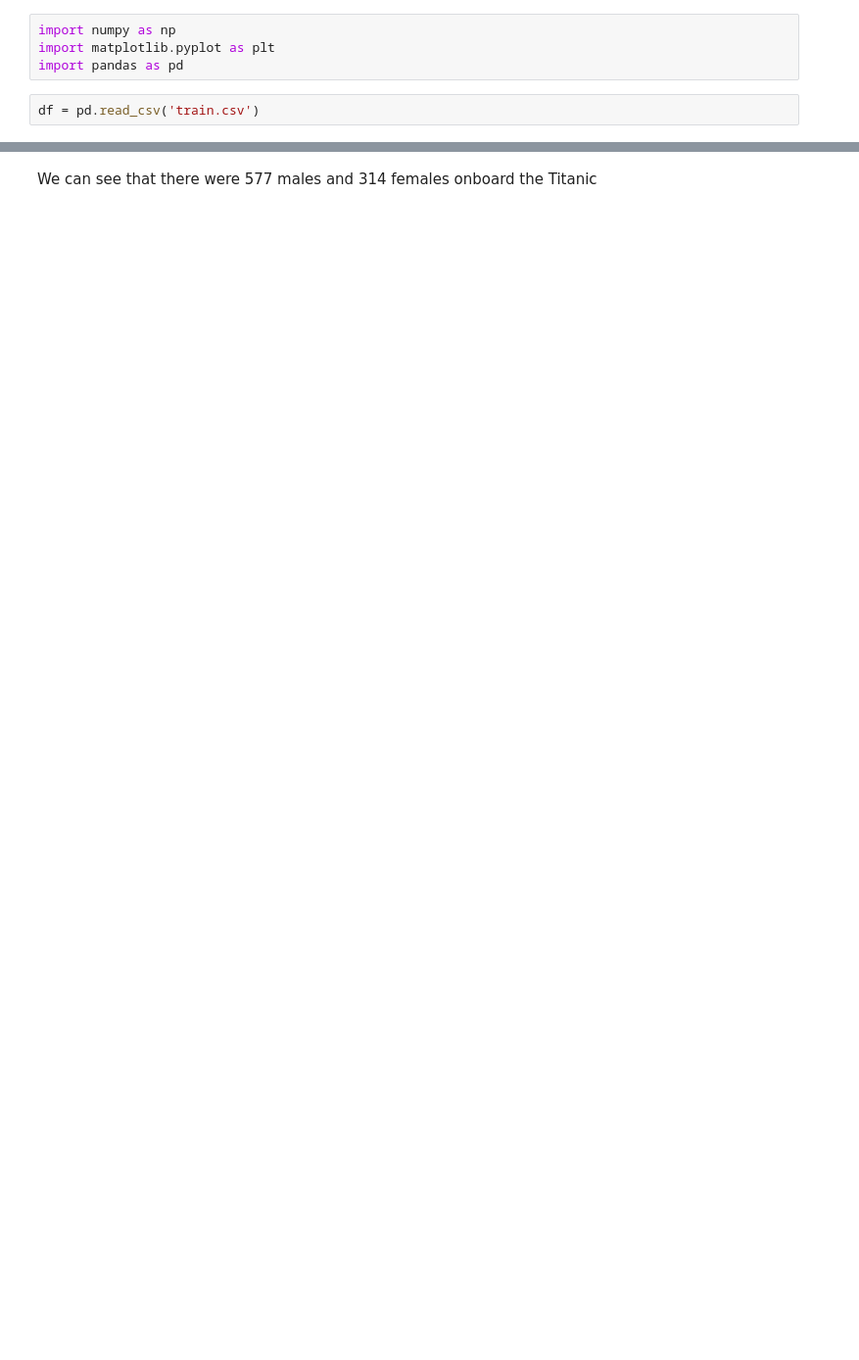
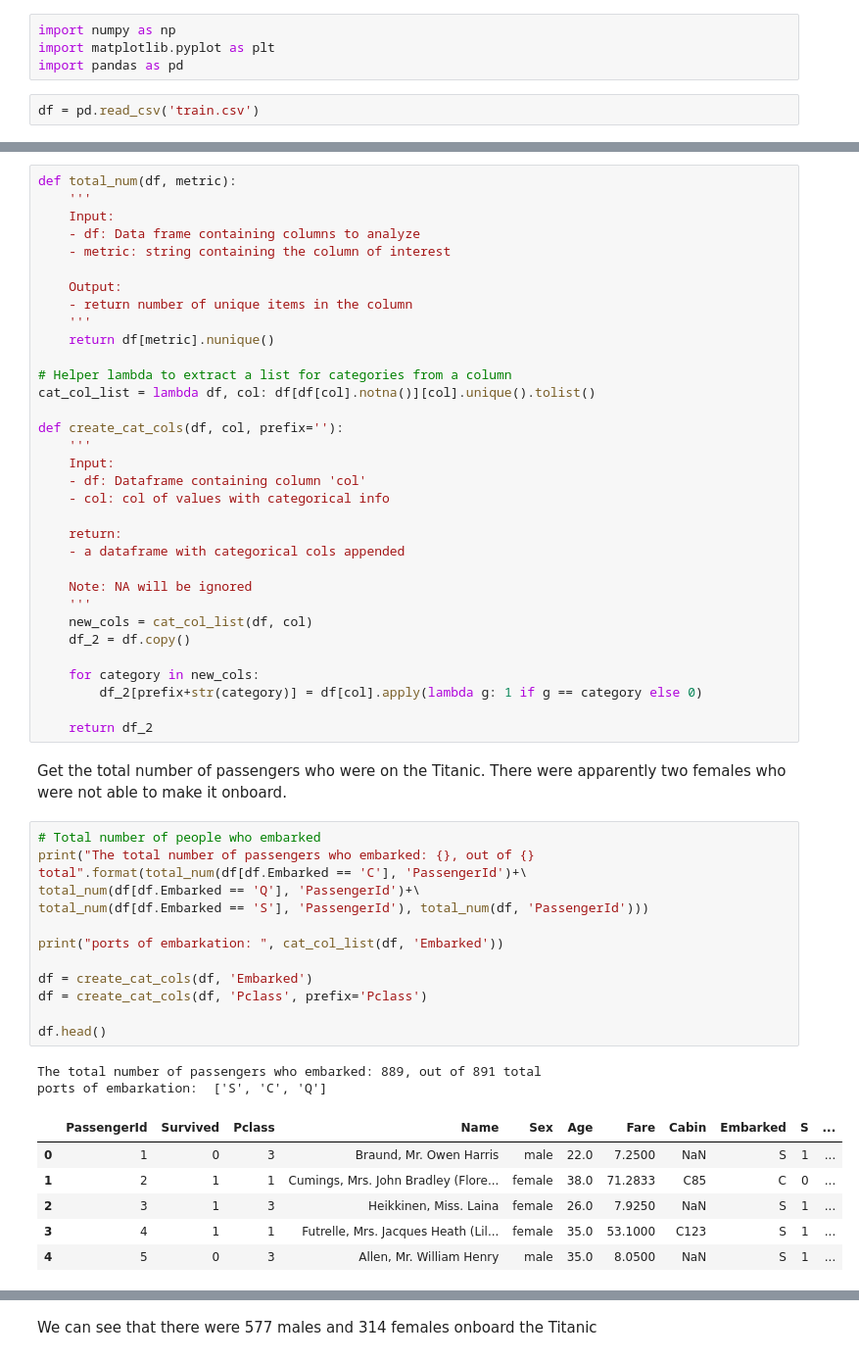
Before and after one commit to aikosham/udacity, a Jupyter notebook: 1-blog/titanic.ipynb, the cells around one changed output, grey strips where cells are left out. Shown: that part at 98% size. Saved outputs shown, nothing was run; the diff lists cells and outputs as text; blank space fills up the shorter version.

```diff
--- a/1-blog/titanic.ipynb
+++ b/1-blog/titanic.ipynb
@@ -22,0 +44,56 @@ Name: Sex, dtype: int64
+# %%
+def total_num(df, metric):
+    '''
+    Input:
+    - df: Data frame containing columns to analyze
+    - metric: string containing the column of interest
+
+    Output:
+    - return number of unique items in the column
+    '''
+    return df[metric].nunique()
+
+# Helper lambda to extract a list for categories from a column
+cat_col_list = lambda df, col: df[df[col].notna()][col].unique().tolist()
+
+def create_cat_cols(df, col, prefix=''):
+    '''
+    Input:
+    - df: Dataframe containing column 'col'
+    - col: col of values with categorical info
+
+    return:
+    - a dataframe with categorical cols appended
+
+    Note: NA will be ignored
+    '''
+    new_cols = cat_col_list(df, col)
+    df_2 = df.copy()
+
+    for category in new_cols:
+        df_2[prefix+str(category)] = df[col].apply(lambda g: 1 if g == category else 0)
+
+    return df_2
+# %% [markdown]
+Get the total number of passengers who were on the Titanic. There were apparently two females who were not able to make it onboard.
+# %%
+# Total number of people who embarked
+print("The total number of passengers who embarked: {}, out of {} total".format(total_num(df[df.Embarked == 'C'], 'PassengerId')+\
+total_num(df[df.Embarked == 'Q'], 'PassengerId')+\
+total_num(df[df.Embarked == 'S'], 'PassengerId'), total_num(df, 'PassengerId')))
+
+print("ports of embarkation: ", cat_col_list(df, 'Embarked'))
+
+df = create_cat_cols(df, 'Embarked')
+df = create_cat_cols(df, 'Pclass', prefix='Pclass')
+
+df.head()
+# %% [output]
+The total number of passengers who embarked: 889, out of 891 total
+ports of embarkation:  ['S', 'C', 'Q']
+|  | PassengerId | Survived | Pclass | Name | Sex | Age | Fare | Cabin | Embarked | S | ... |
+| 0 | 1 | 0 | 3 | Braund, Mr. Owen Harris | male | 22.0 | 7.2500 | NaN | S | 1 | ... |
+| 1 | 2 | 1 | 1 | Cumings, Mrs. John Bradley (Flore... | female | 38.0 | 71.2833 | C85 | C | 0 | ... |
+| 2 | 3 | 1 | 3 | Heikkinen, Miss. Laina | female | 26.0 | 7.9250 | NaN | S | 1 | ... |
+| 3 | 4 | 1 | 1 | Futrelle, Mrs. Jacques Heath (Lil... | female | 35.0 | 53.1000 | C123 | S | 1 | ... |
+| 4 | 5 | 0 | 3 | Allen, Mr. William Henry | male | 35.0 | 8.0500 | NaN | S | 1 | ... |
```
Also changed, not shown: parts of 63 cells of this notebook.
